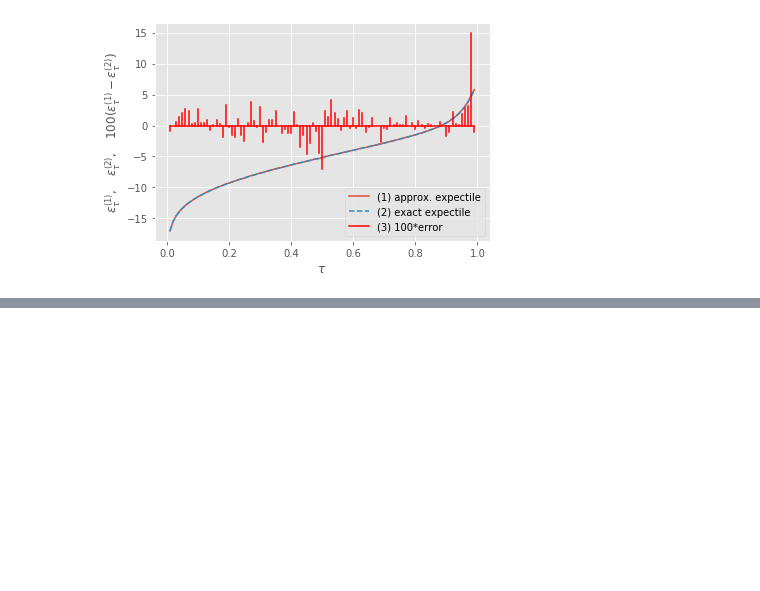
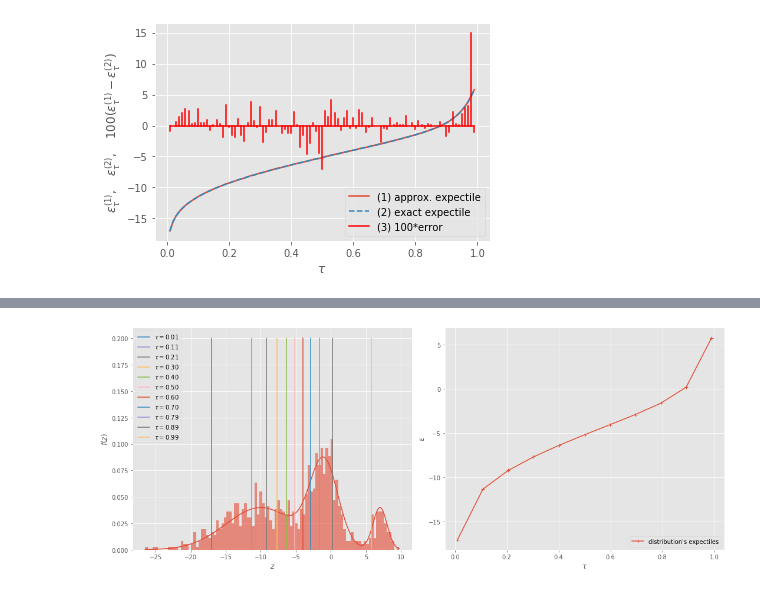
Before and after one commit to matomatical/neuRL, a Jupyter notebook: ComputingExpectiles.ipynb, the cells around one changed output, grey strips where cells are left out. Cells and saved outputs as stored; diff of their text form; code cells hidden in the pictures; blank space fills up the shorter version.

```diff
--- a/ComputingExpectiles.ipynb
+++ b/ComputingExpectiles.ipynb
@@ -246,0 +251,24 @@ total absolute error from approximating optimum using a sample point
+# %%
+taus = np.linspace(0.01, 0.99, 11)
+epss = expectile(SAMPLE, taus)
+fig, (ax1, ax2) = plt.subplots(1, 2, figsize=(15, 6))
+
+ax1.plot(GMM_X, GMM_Y)
+ax1.set_prop_cycle(None)
+ax1.hist(SAMPLE, density=1, alpha=0.6, bins=100)
+for tau, eps in zip(taus, epss):
+    ax1.plot([eps, eps], [0, 0.2], label=f"$\\tau={tau:.2f}$")
+
+ax1.set_xlabel("$z$")
+ax1.set_ylabel("$f(z)$")
+ax1.legend(loc="upper left")
+
+ax2.plot(taus, epss, marker='+', label='distribution\'s expectiles')
+ax2.set_xlabel(r'$\tau$')
+ax2.set_ylabel(r'$\epsilon$')
+ax2.legend(loc="lower right")
+
+plt.tight_layout()
+plt.show()
+# %% [output]
+[figure, added]
```
Also changed, not shown: parts of 2 cells of this notebook, 12 other files.
